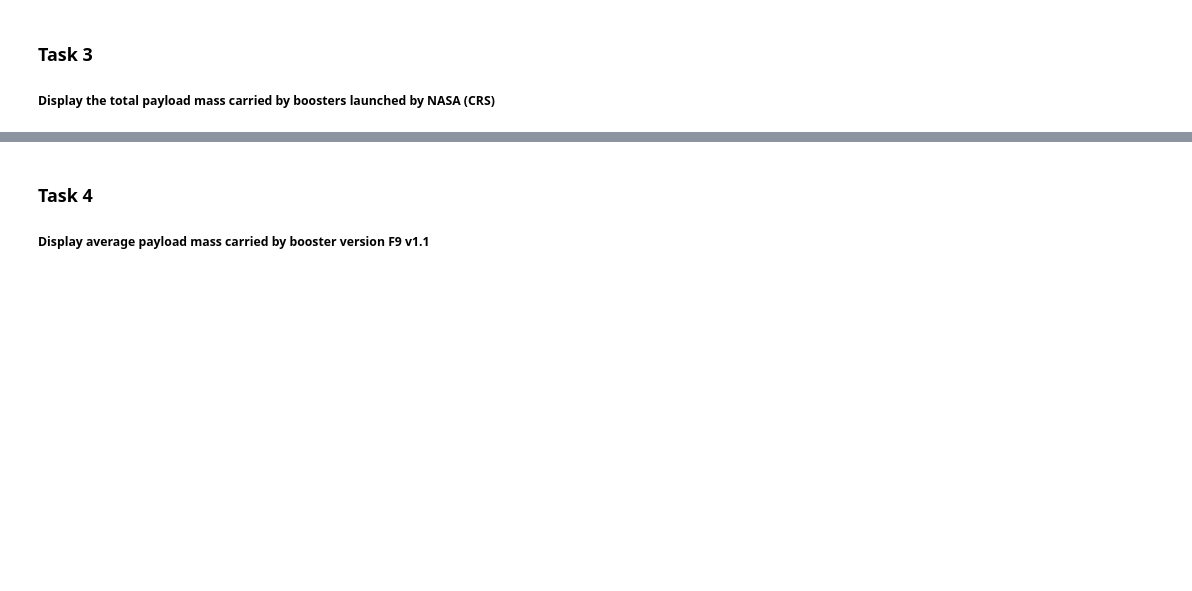
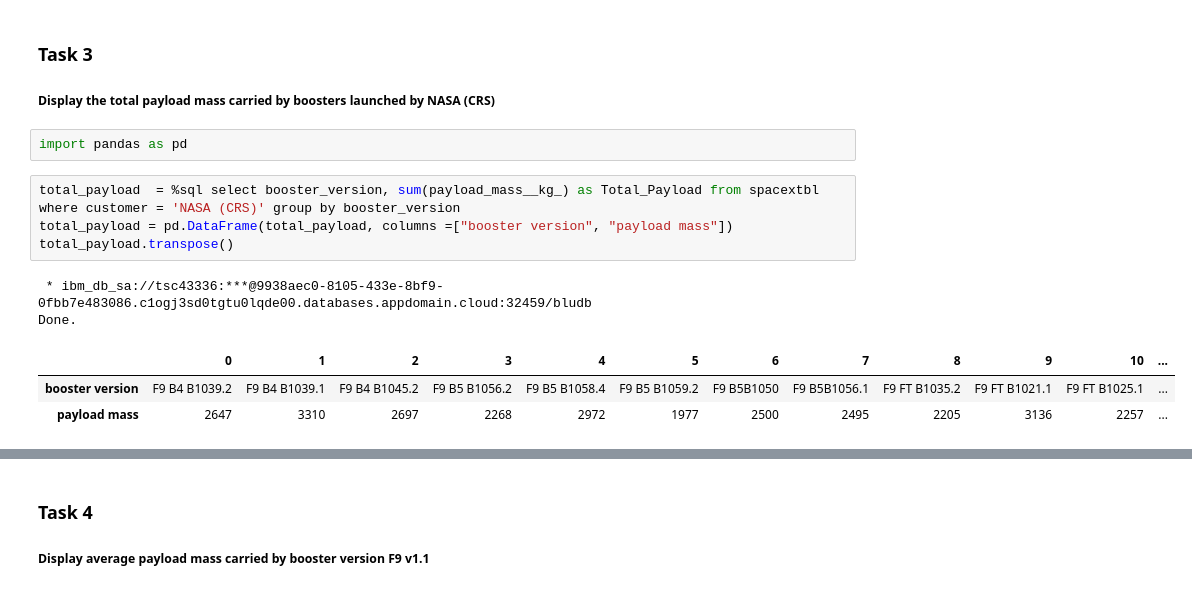
Before and after one commit to MiniAstronaut/MyRepository, a Jupyter notebook: week2/ibmDataSciencecapston-week2-edawithsqllab.ipynb, the cells around one changed output, grey strips where cells are left out. Cells and saved outputs as stored; diff of their text form; blank space fills up the shorter version.

```diff
--- a/week2/ibmDataSciencecapston-week2-edawithsqllab.ipynb
+++ b/week2/ibmDataSciencecapston-week2-edawithsqllab.ipynb
@@ -161,4 +158,16 @@ Done.
 ### Task 3
 
 ##### Display the total payload mass carried by boosters launched by NASA (CRS)
+# %%
+import pandas as pd
+# %%
+total_payload  = %sql select booster_version, sum(payload_mass__kg_) as Total_Payload from spacextbl where customer = 'NASA (CRS)' group by booster_version
+total_payload = pd.DataFrame(total_payload, columns =["booster version", "payload mass"])
+total_payload.transpose()
+# %% [output]
+ * ibm_db_sa://tsc43336:***@9938aec0-8105-433e-8bf9-0fbb7e483086.c1ogj3sd0tgtu0lqde00.databases.appdomain.cloud:32459/bludb
+Done.
+|  | 0 | 1 | 2 | 3 | 4 | 5 | 6 | 7 | 8 | 9 | 10 | ... |
+| booster version | F9 B4 B1039.2 | F9 B4 B1039.1 | F9 B4 B1045.2 | F9 B5 B1056.2 | F9 B5 B1058.4 | F9 B5 B1059.2 | F9 B5B1050 | F9 B5B1056.1 | F9 FT B1035.2 | F9 FT B1021.1 | F9 FT B1025.1 | ... |
+| payload mass | 2647 | 3310 | 2697 | 2268 | 2972 | 1977 | 2500 | 2495 | 2205 | 3136 | 2257 | ... |
 # %%
```
Also changed, not shown: parts of 4 cells of this notebook, 1 other file.
